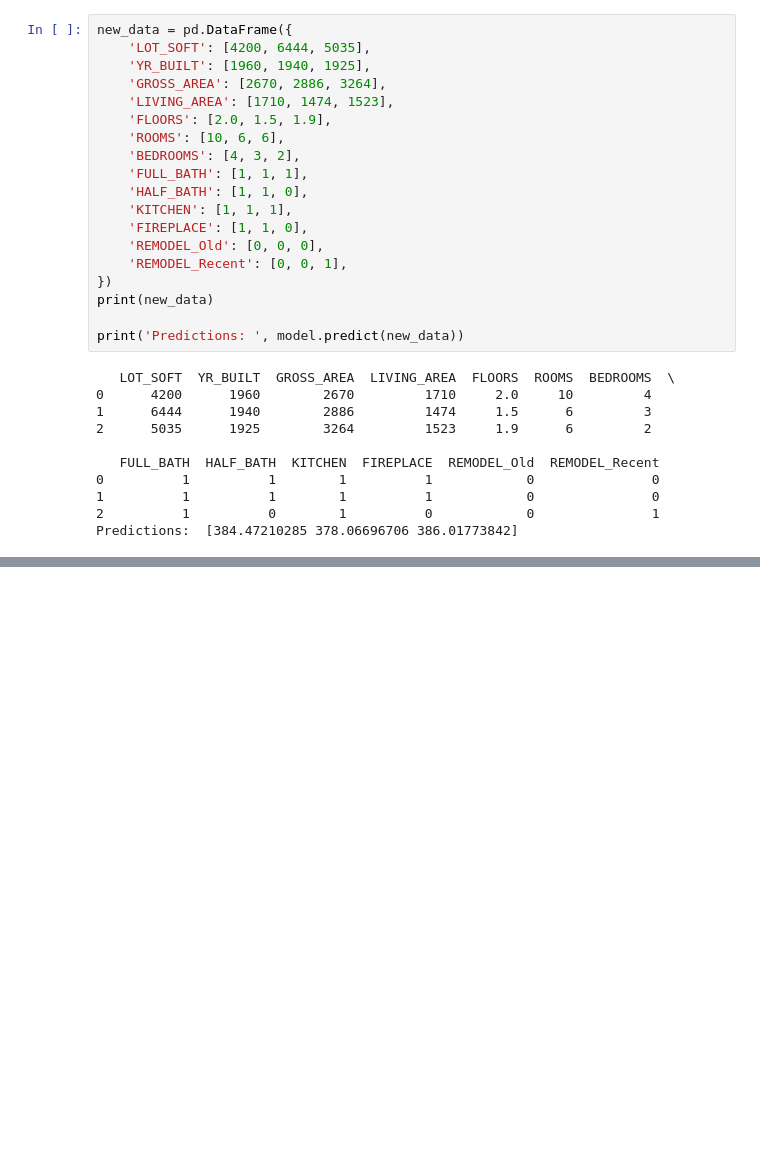
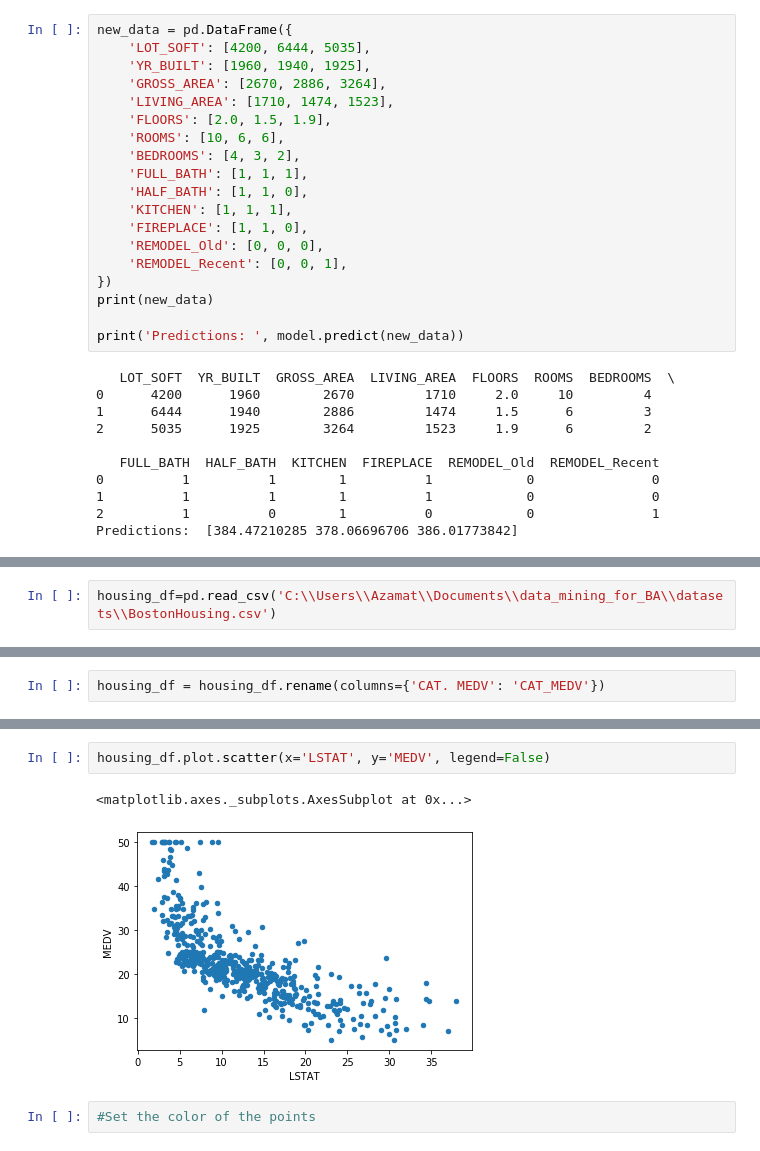
Before and after one commit to azamat-afk/git_lesson, a Jupyter notebook: src/WestRoxburry.ipynb, the cells around one changed output, grey strips where cells are left out. Drawn from its saved outputs; the diff is of its cells as text; blank space fills up the shorter version.

```diff
--- a/src/WestRoxburry.ipynb
+++ b/src/WestRoxburry.ipynb
@@ -565,0 +580,2 @@ Predictions:  [384.47210285 378.06696706 386.01773842]
+# %%
+housing_df=pd.read_csv('C:\\Users\\Azamat\\Documents\\data_mining_for_BA\\datasets\\BostonHousing.csv')
@@ -565,0 +591,2 @@ Predictions:  [384.47210285 378.06696706 386.01773842]
+# %%
+housing_df = housing_df.rename(columns={'CAT. MEDV': 'CAT_MEDV'})
@@ -565,0 +688,7 @@ Predictions:  [384.47210285 378.06696706 386.01773842]
+# %%
+housing_df.plot.scatter(x='LSTAT', y='MEDV', legend=False)
+# %% [output]
+<matplotlib.axes._subplots.AxesSubplot at 0x...>
+[figure, added]
+# %%
+#Set the color of the points
```
Also changed, not shown: parts of 16 cells of this notebook.
